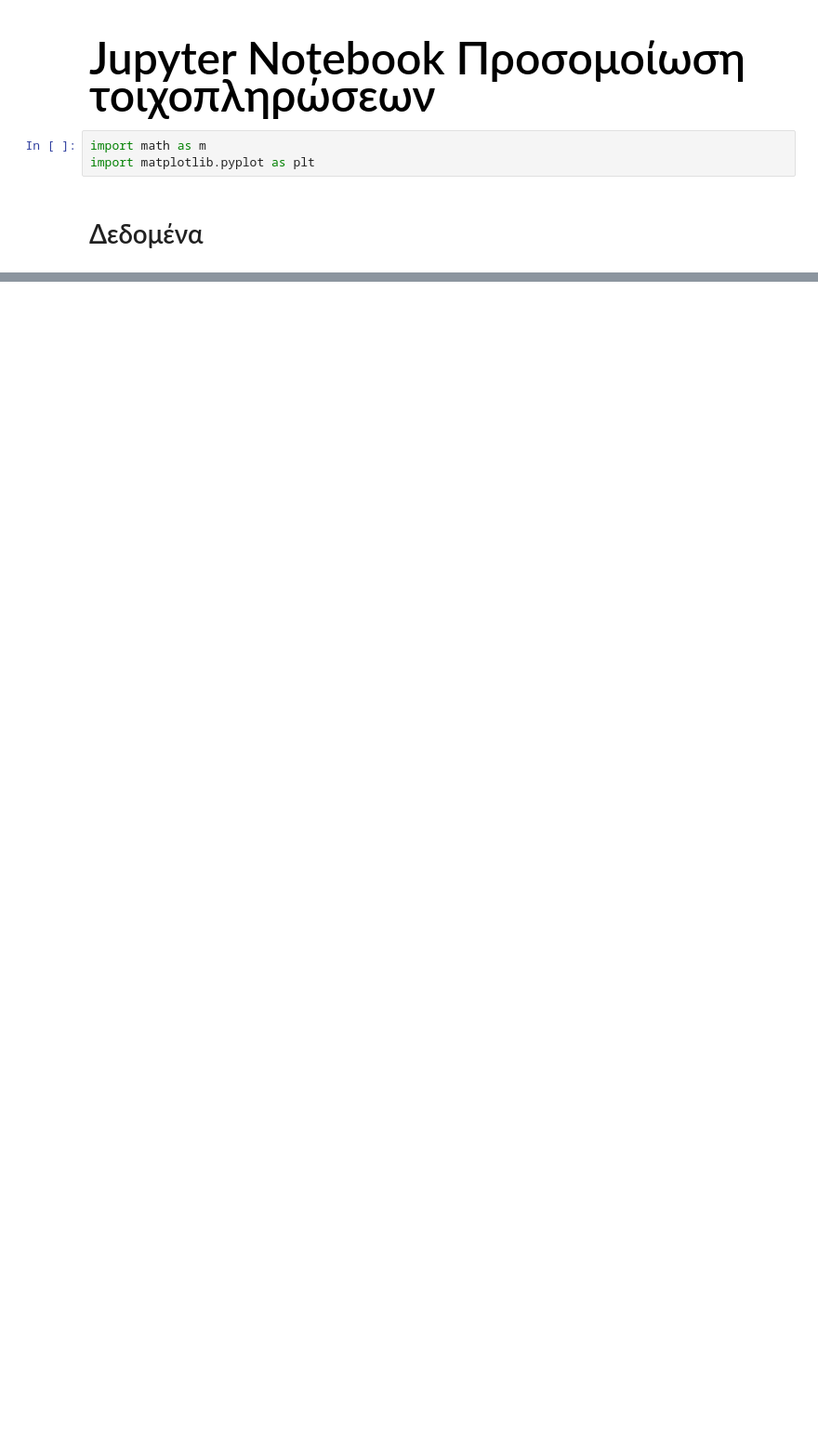
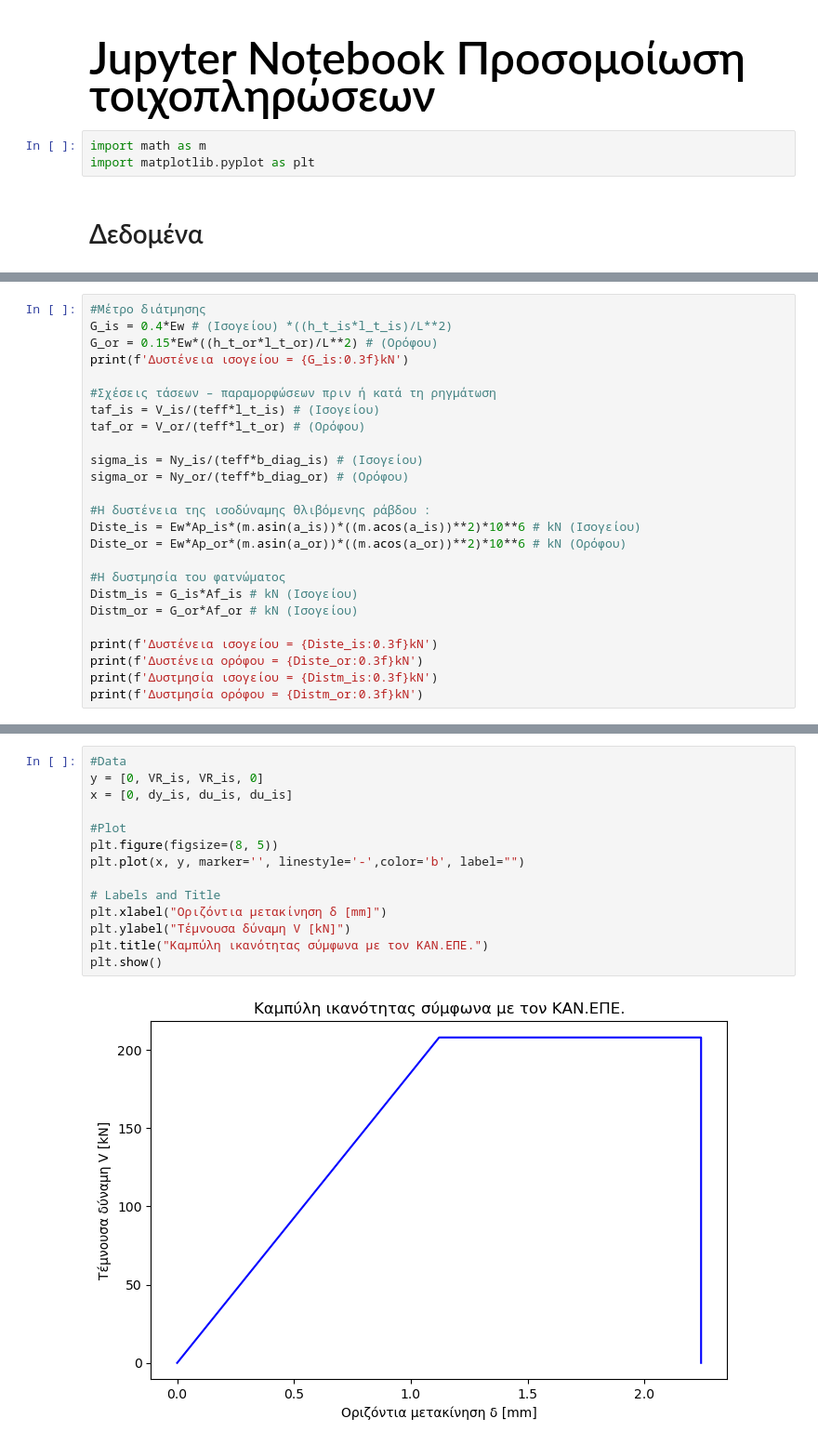
Before and after one commit to Angelos090/Toixoplirosis, a Jupyter notebook: Toixoplirosis.ipynb, the cells around one changed output, grey strips where cells are left out. Shown: that part at 93% size. Drawn from its saved outputs; the diff is of its cells as text; blank space fills up the shorter version.

```diff
--- a/Toixoplirosis.ipynb
+++ b/Toixoplirosis.ipynb
@@ -130,0 +166,25 @@ b Διαγωνίου ορόφου = 0.965m
+# %%
+#Μέτρο διάτμησης
+G_is = 0.4*Ew # (Ισογείου) *((h_t_is*l_t_is)/L**2)
+G_or = 0.15*Ew*((h_t_or*l_t_or)/L**2) # (Ορόφου)
+print(f'Δυστένεια ισογείου = {G_is:0.3f}kN')
+
+#Σχέσεις τάσεων – παραμορφώσεων πριν ή κατά τη ρηγμάτωση
+taf_is = V_is/(teff*l_t_is) # (Ισογείου)
+taf_or = V_or/(teff*l_t_or) # (Ορόφου)
+
+sigma_is = Ny_is/(teff*b_diag_is) # (Ισογείου)
+sigma_or = Ny_or/(teff*b_diag_or) # (Ορόφου)
+
+#Η δυστένεια της ισοδύναμης θλιβόμενης ράβδου :
+Diste_is = Ew*Ap_is*(m.asin(a_is))*((m.acos(a_is))**2)*10**6 # kN (Ισογείου)
+Diste_or = Ew*Ap_or*(m.asin(a_or))*((m.acos(a_or))**2)*10**6 # kN (Ορόφου)
+
+#H δυστμησία του φατνώματος
+Distm_is = G_is*Af_is # kN (Ισογείου)
+Distm_or = G_or*Af_or # kN (Ισογείου)
+
+print(f'Δυστένεια ισογείου = {Diste_is:0.3f}kN')
+print(f'Δυστένεια ορόφου = {Diste_or:0.3f}kN')
+print(f'Δυστμησία ισογείου = {Distm_is:0.3f}kN')
+print(f'Δυστμησία ορόφου = {Distm_or:0.3f}kN')
@@ -130,0 +274,16 @@ b Διαγωνίου ορόφου = 0.965m
+# %%
+#Data
+y = [0, VR_is, VR_is, 0]
+x = [0, dy_is, du_is, du_is]
+
+#Plot
+plt.figure(figsize=(8, 5))
+plt.plot(x, y, marker='', linestyle='-',color='b', label="")
+
+# Labels and Title
+plt.xlabel("Οριζόντια μετακίνηση δ [mm]")
+plt.ylabel("Τέμνουσα δύναμη V [kN]")
+plt.title("Καμπύλη ικανότητας σύμφωνα με τον ΚΑΝ.ΕΠΕ.")
+plt.show()
+# %% [output]
+[figure, added]
```
Also changed, not shown: parts of 23 cells of this notebook.
